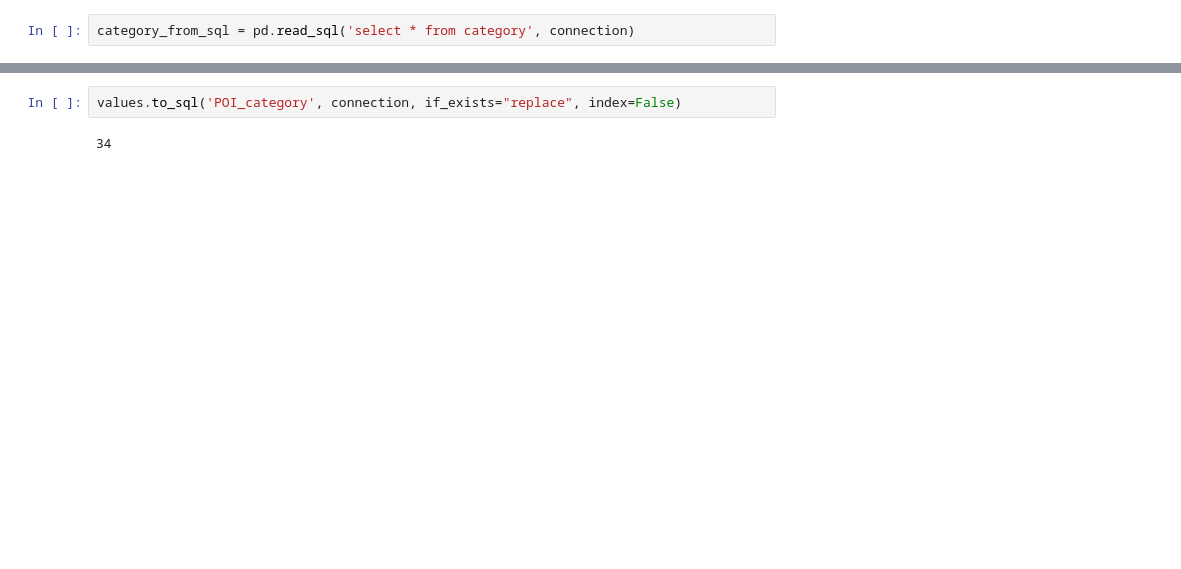
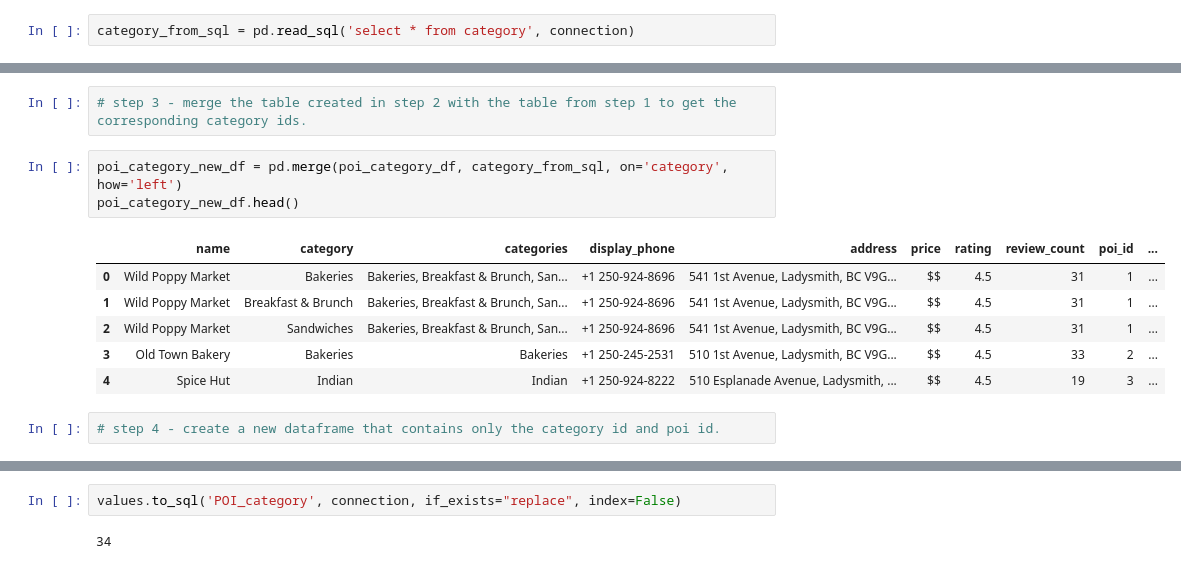
Before and after one commit to jess-moloney/mini-project-2, a Jupyter notebook: notebooks/EDA.ipynb, the cells around one changed output, grey strips where cells are left out. Drawn from its saved outputs; the diff is of its cells as text; blank space fills up the shorter version.

```diff
--- a/notebooks/EDA.ipynb
+++ b/notebooks/EDA.ipynb
@@ -768,2 +749,16 @@ category_from_sql
+# %%
+# step 3 - merge the table created in step 2 with the table from step 1 to get the corresponding category ids.
+# %%
+poi_category_new_df = pd.merge(poi_category_df, category_from_sql, on='category', how='left')
+poi_category_new_df.head()
+# %% [output]
+|  | name | category | categories | display_phone | address | price | rating | review_count | poi_id | ... |
+| 0 | Wild Poppy Market | Bakeries | Bakeries, Breakfast & Brunch, San... | +1 250-924-8696 | 541 1st Avenue, Ladysmith, BC V9G... | $$ | 4.5 | 31 | 1 | ... |
+| 1 | Wild Poppy Market | Breakfast & Brunch | Bakeries, Breakfast & Brunch, San... | +1 250-924-8696 | 541 1st Avenue, Ladysmith, BC V9G... | $$ | 4.5 | 31 | 1 | ... |
+| 2 | Wild Poppy Market | Sandwiches | Bakeries, Breakfast & Brunch, San... | +1 250-924-8696 | 541 1st Avenue, Ladysmith, BC V9G... | $$ | 4.5 | 31 | 1 | ... |
+| 3 | Old Town Bakery | Bakeries | Bakeries | +1 250-245-2531 | 510 1st Avenue, Ladysmith, BC V9G... | $$ | 4.5 | 33 | 2 | ... |
+| 4 | Spice Hut | Indian | Indian | +1 250-924-8222 | 510 Esplanade Avenue, Ladysmith, ... | $$ | 4.5 | 19 | 3 | ... |
+# %%
+# step 4 - create a new dataframe that contains only the category id and poi id.
 # %%
 values = poi_category_new_df[['id','poi_id']]
```
Also changed, not shown: parts of 59 cells of this notebook, 1 other file.
